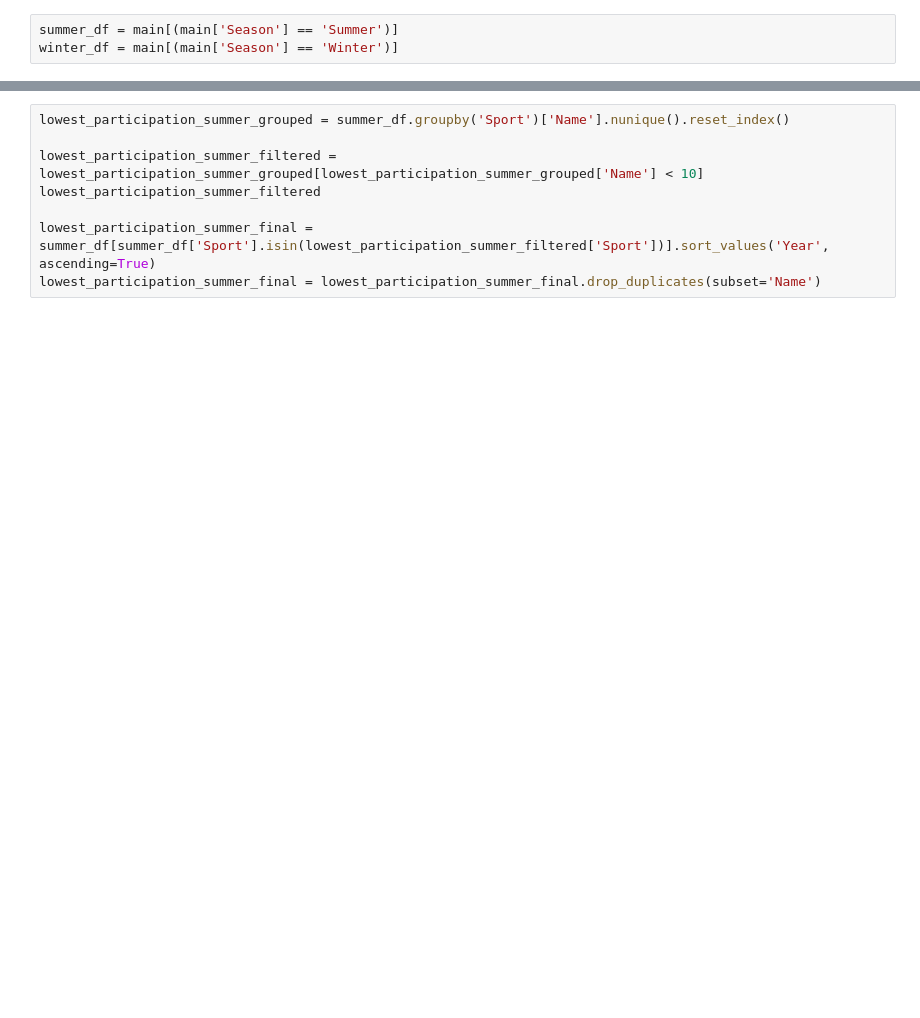
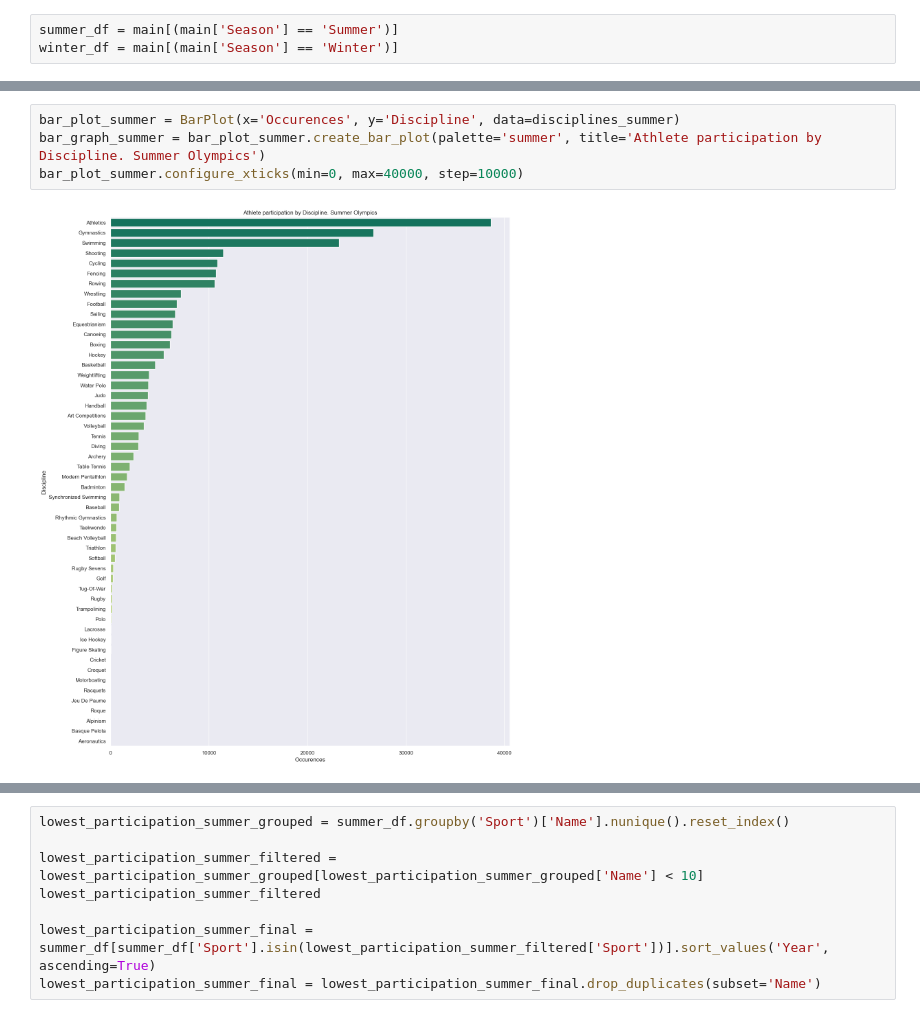
Before and after one commit to kilciukas/Olympic_dataset_exploration, a Jupyter notebook: Notebook_v2/Olimpines_notebook_v2.ipynb, the cells around one changed output, grey strips where cells are left out. Drawn from its saved outputs; the diff is of its cells as text; blank space fills up the shorter version.

```diff
--- a/Notebook_v2/Olimpines_notebook_v2.ipynb
+++ b/Notebook_v2/Olimpines_notebook_v2.ipynb
@@ -157,0 +187,6 @@ disciplines_summer.index +=1
+# %%
+bar_plot_summer = BarPlot(x='Occurences', y='Discipline', data=disciplines_summer)
+bar_graph_summer = bar_plot_summer.create_bar_plot(palette='summer', title='Athlete participation by Discipline. Summer Olympics')
+bar_plot_summer.configure_xticks(min=0, max=40000, step=10000)
+# %% [output]
+[figure, added]
```
Also changed, not shown: parts of 36 cells of this notebook, 1 other file.
